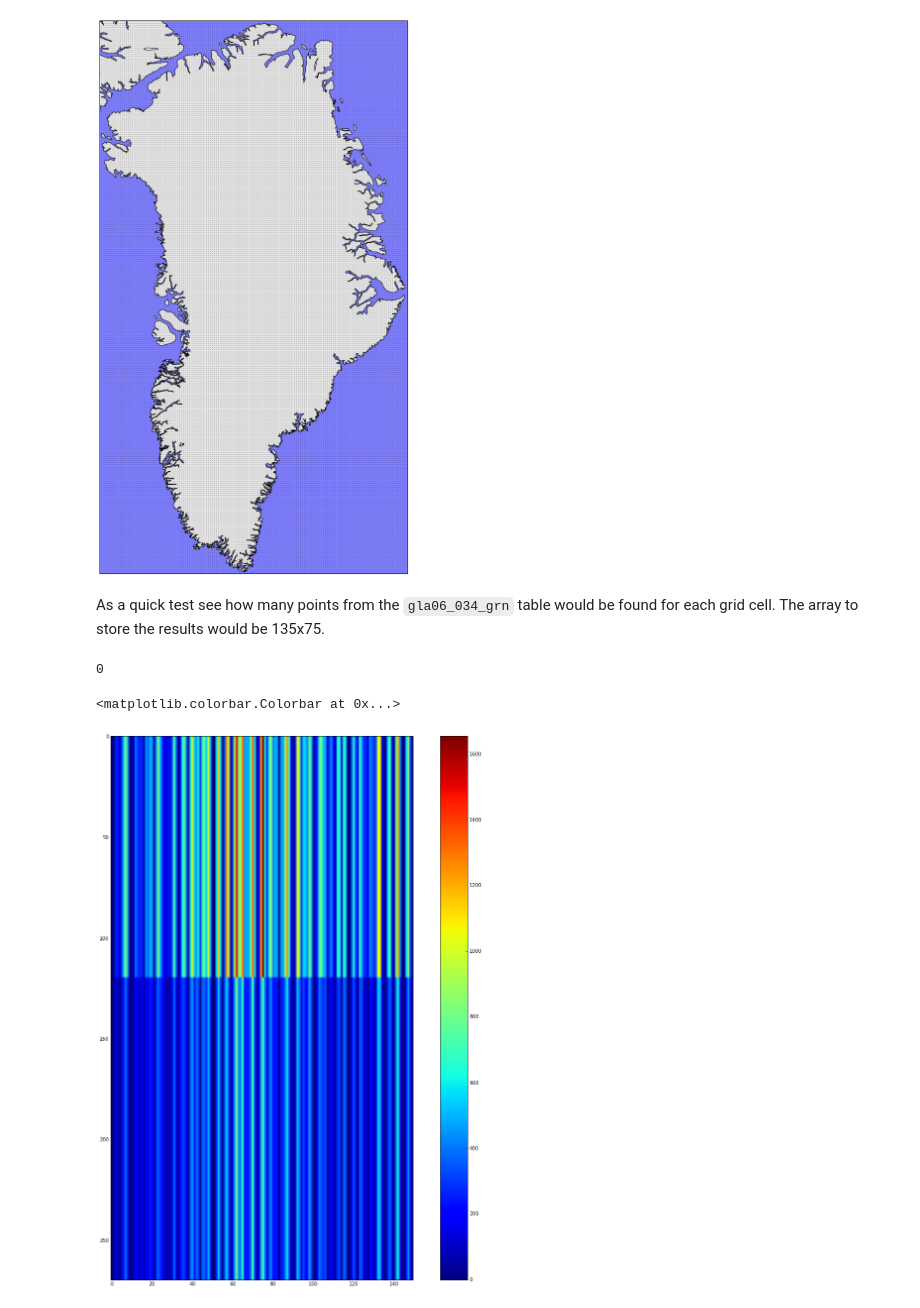
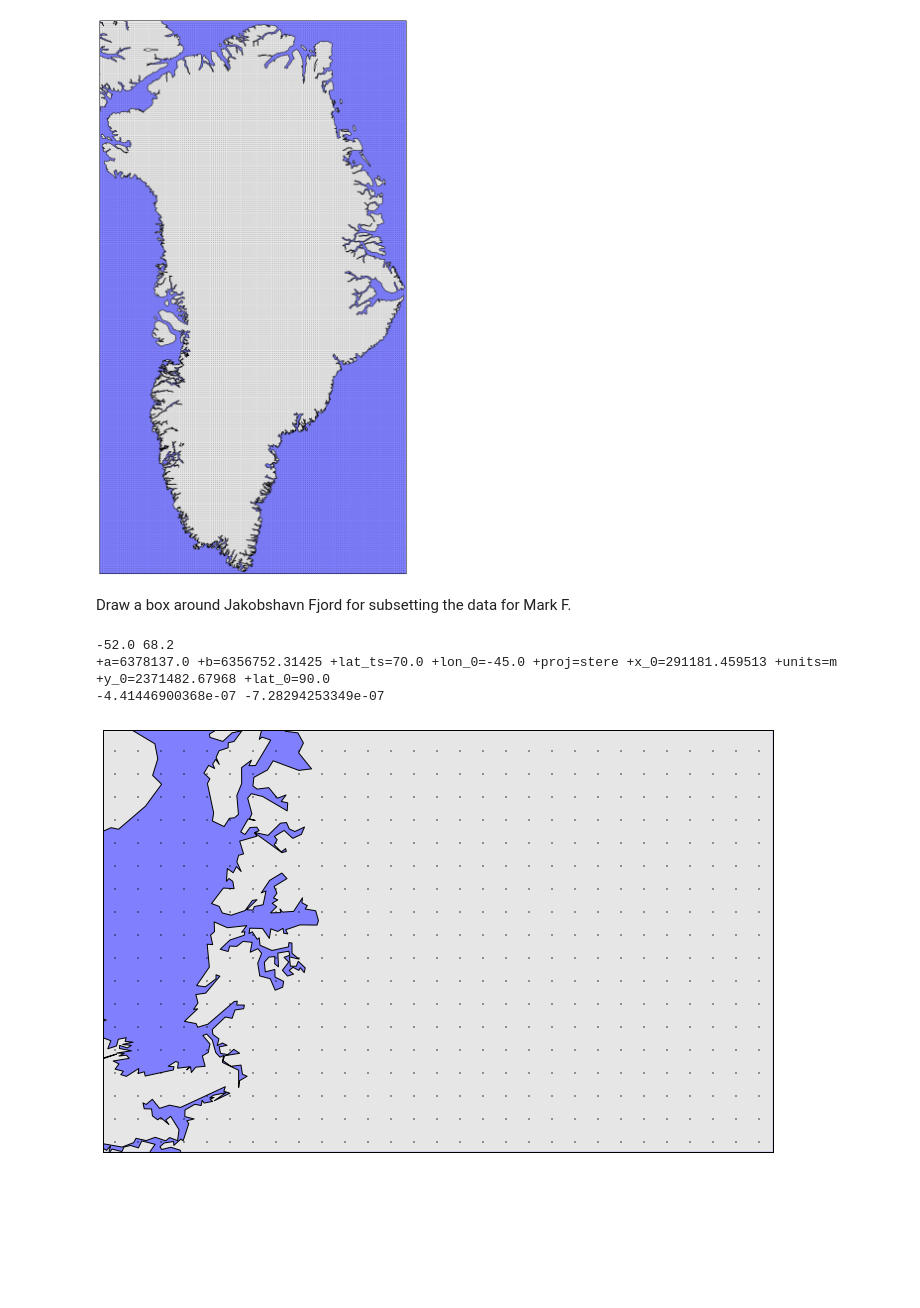
Before and after one commit to tmilliman/pydhdt, a Jupyter notebook: Notebooks/Greenland Grid.ipynb, the cells around one changed output. Drawn from its saved outputs; the diff is of its cells as text; code cells hidden in the pictures; blank space fills up the shorter version.

```diff
--- a/Notebooks/Greenland Grid.ipynb
+++ b/Notebooks/Greenland Grid.ipynb
@@ -42,11 +68,13 @@ plt.show()
 # %%
-# set up grid
-grid_size = 10000.
-xvals = np.arange(psx_ll, psx_ur, grid_size)
-yvals = np.arange(psy_ll, psy_ur, grid_size)
+# set up grid of cell centers in polar stereographic coords
+
+gridsize = 10000.
+xvals = np.arange(psx_ll + gridsize/2., psx_ur - gridsize/2., grid_size)
+yvals = np.arange(psy_ll + gridsize/2., psy_ur - gridsize/2., grid_size)
 print len(xvals), len(yvals)
 
 xv, yv = np.meshgrid(xvals, yvals)
 xvals = np.ravel(xv)
 yvals = np.ravel(yv)
+print xvals[0], xvals[1]
 # %% [output]
@@ -85,5 +120,3 @@ m.plot(map_xvals, map_yvals,'k.',markersize=.8)
 plt.show()
 # %% [output]
 [figure]
-# %% [markdown]
-As a quick test see how many points from the `gla06_034_grn` table would be found for each grid cell.  The array to store the results would be 135x75.
@@ -158,11 +123,29 @@ for j in range(ny):
-# %%
-outarr[0,0]
-# %% [output]
-0
-# %%
-fig = plt.figure(figsize=[20,20])
-plt.imshow(np.flipud(outarr), resample=False)
-plt.colorbar()
-# %% [output]
-<matplotlib.colorbar.Colorbar at 0x...>
-[figure, removed]
+# %% [markdown]
+Draw a box around Jakobshavn Fjord for subsetting the data for Mark F.
+# %%
+jak_lon_ll = -52.
+jak_lat_ll = 68.2
+jak_lon_ur = -45.
+jak_lat_ur = 70.
+
+fig = plt.figure(figsize=[12,8])
+m = Basemap(projection='stere',lat_0=90.,lon_0=-45.,lat_ts=70.,ellps='WGS84',
+              resolution='i',
+              llcrnrlon=jak_lon_ll, llcrnrlat=jak_lat_ll,
+              urcrnrlon=jak_lon_ur, urcrnrlat=jak_lat_ur)
+
+m.drawmapboundary(fill_color=[.5, .5, 1.0])
+m.fillcontinents(color=[.9, .9, .9], lake_color='w',zorder=0)
+m.drawcoastlines(color='k')
+# m.bluemarble()
+m.plot(map_xvals, map_yvals,'k.',markersize=1.5)
+
+
+lon0, lat0 = m(0., 0., inverse=True)
+print lon0, lat0
+print m.proj4string
+# %% [output]
+-52.0 68.2
++a=6378137.0 +b=6356752.31425 +lat_ts=70.0 +lon_0=-45.0 +proj=stere +x_0=291181.459513 +units=m +y_0=2371482.67968 +lat_0=90.0
+-4.41446900368e-07 -7.28294253349e-07
+[figure, added]
```
Also changed, not shown: parts of 8 cells of this notebook, 1 other file.
